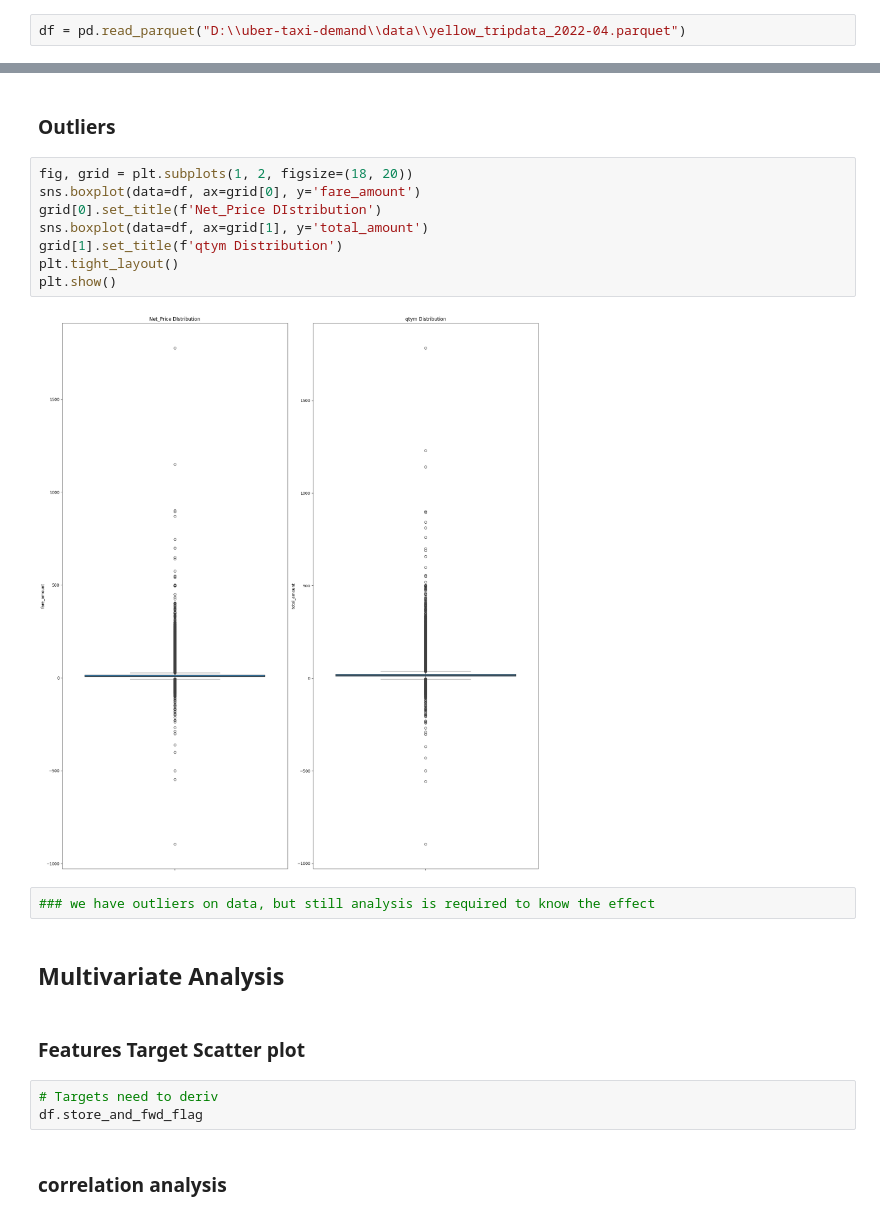
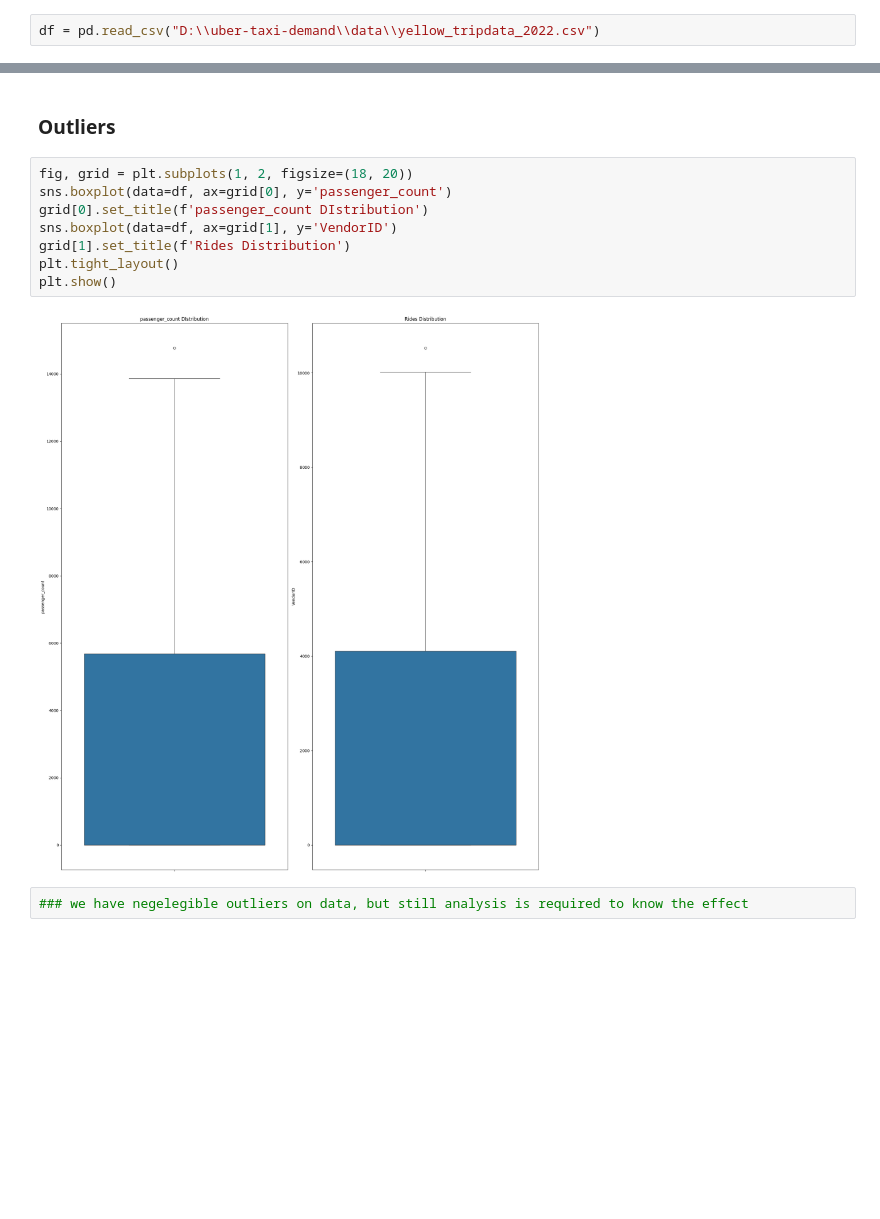
Before and after one commit to skhapijulhossen/uber-taxi-demand, a Jupyter notebook: notebooks/b_PreProcess/a_EDA/a_EDA-Quantitative.ipynb, the cells around one changed output, grey strips where cells are left out. Saved outputs shown, nothing was run; the diff lists cells and outputs as text; blank space fills up the shorter version.

```diff
--- a/notebooks/b_PreProcess/a_EDA/a_EDA-Quantitative.ipynb
+++ b/notebooks/b_PreProcess/a_EDA/a_EDA-Quantitative.ipynb
@@ -24,7 +24,7 @@ import seaborn as sns
 # %% [markdown]
 **Loading...**
 # %%
-df = pd.read_parquet("D:\\uber-taxi-demand\\data\\yellow_tripdata_2022-04.parquet")
+df = pd.read_csv("D:\\uber-taxi-demand\\data\\yellow_tripdata_2022.csv")
 # %%
 df.head().T
 # %% [output]
@@ -217,22 +148,13 @@ plt.show()
 ### Outliers
 # %%
 fig, grid = plt.subplots(1, 2, figsize=(18, 20))
-sns.boxplot(data=df, ax=grid[0], y='fare_amount')
-grid[0].set_title(f'Net_Price DIstribution')
-sns.boxplot(data=df, ax=grid[1], y='total_amount')
-grid[1].set_title(f'qtym Distribution')
+sns.boxplot(data=df, ax=grid[0], y='passenger_count')
+grid[0].set_title(f'passenger_count DIstribution')
+sns.boxplot(data=df, ax=grid[1], y='VendorID')
+grid[1].set_title(f'Rides Distribution')
 plt.tight_layout()
 plt.show()
 # %% [output]
-[figure, old version]
+[figure, new version]
 # %%
-### we have outliers on data, but still analysis is required to know the effect
+### we have negelegible outliers on data, but still analysis is required to know the effect
-# %% [markdown]
-## Multivariate Analysis
-# %% [markdown]
-### Features Target Scatter plot
-# %%
-# Targets need to deriv
-df.store_and_fwd_flag
-# %% [markdown]
-### correlation analysis
```
Also changed, not shown: parts of 39 cells of this notebook, 1 other file.
